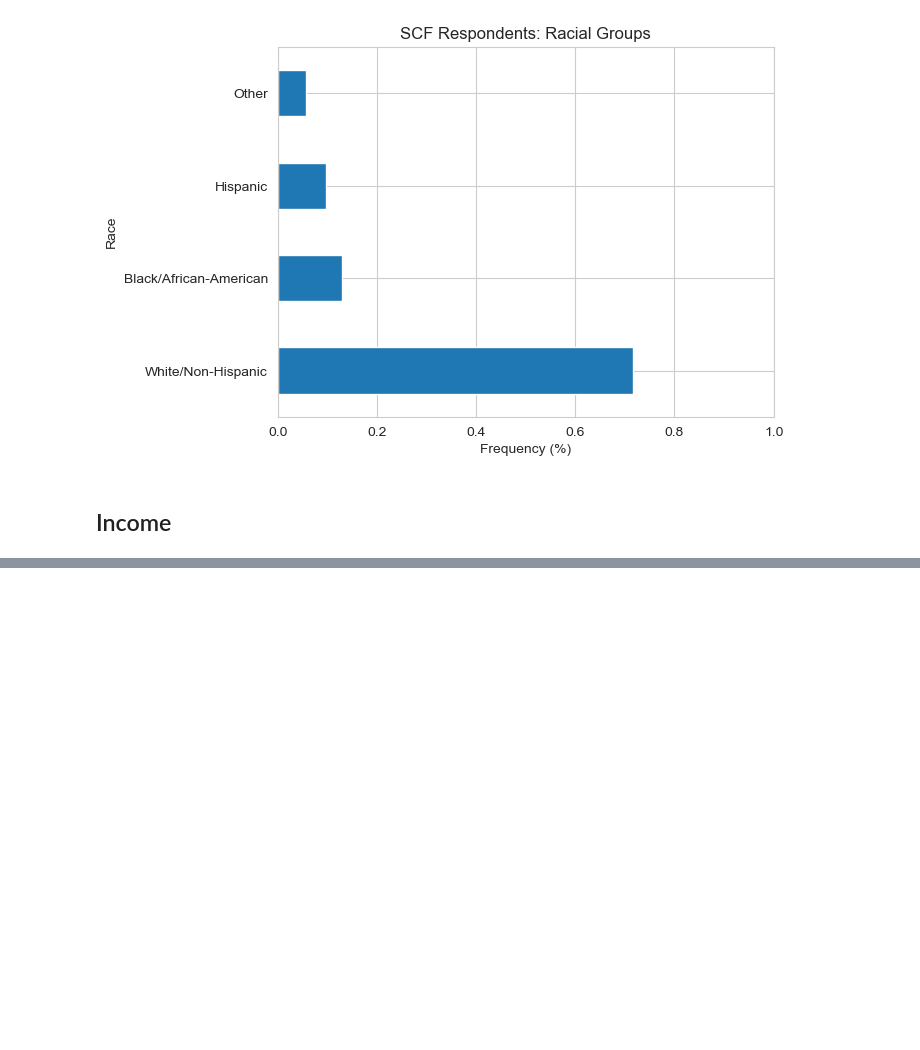
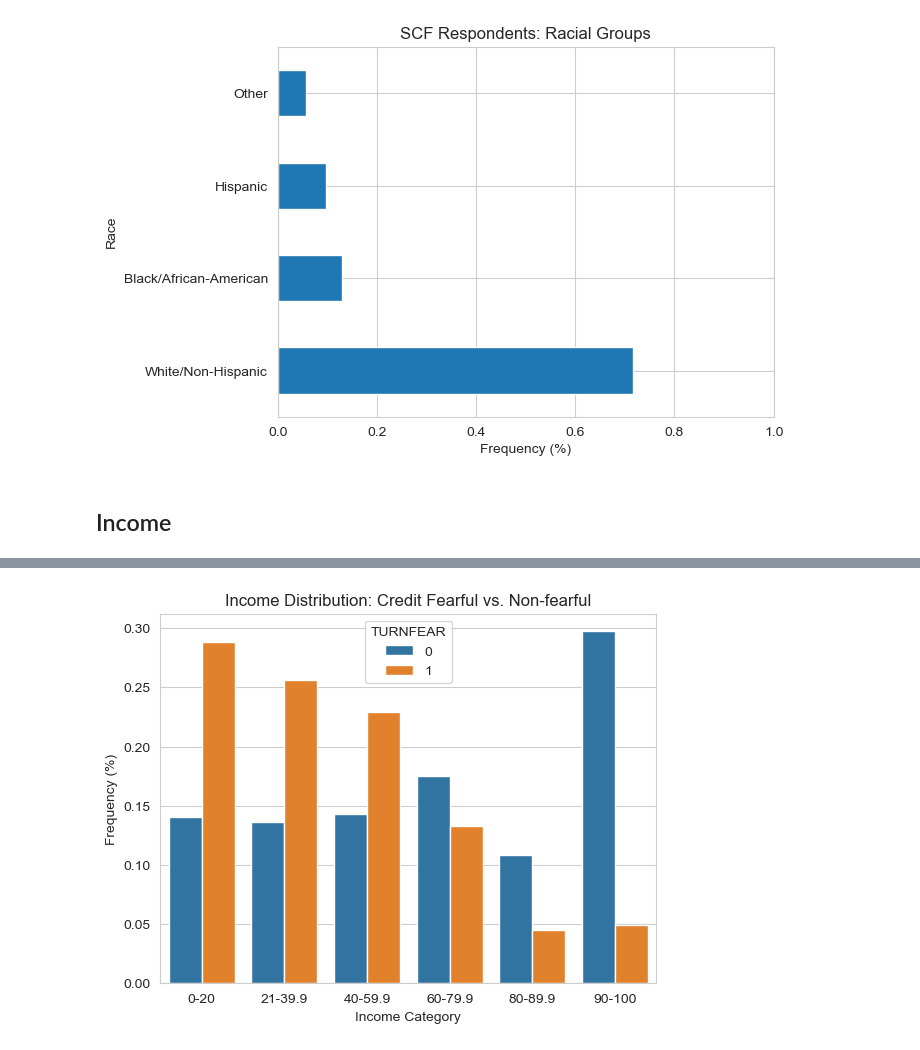
Before and after one commit to Johnnysnipes90/credit-fear-clustering, a Jupyter notebook: notebook.ipynb, the cells around one changed output, grey strips where cells are left out. Cells and saved outputs as stored; diff of their text form; code cells hidden in the pictures; blank space fills up the shorter version.

```diff
--- a/notebook.ipynb
+++ b/notebook.ipynb
@@ -113,3 +113,26 @@ plt.title("SCF Respondents: Racial Groups");
 [figure]
 # %% [markdown]
 ## Income
+# %%
+inccat_dict = {
+    1: "0-20",
+    2: "21-39.9",
+    3: "40-59.9",
+    4: "60-79.9",
+    5: "80-89.9",
+    6: "90-100",
+}
+
+df_inccat = (
+    df['INCCAT']
+    .replace(inccat_dict)
+    .groupby(df['TURNFEAR'])
+    .value_counts(normalize = True)
+    .rename('frequency')
+    .to_frame()
+    .reset_index()
+)
+
+print("df_inccat type:", type(df_inccat))
+print("df_inccat shape:", df_inccat.shape)
+df_inccat
@@ -115,0 +155,15 @@ plt.title("SCF Respondents: Racial Groups");
+# %%
+# Create bar chart of `df_inccat`
+sns.barplot(
+    x = 'INCCAT',
+    y = 'frequency',
+    hue = 'TURNFEAR',
+    data = df_inccat,
+    order = inccat_dict.values()
+
+)
+plt.xlabel("Income Category")
+plt.ylabel("Frequency (%)")
+plt.title("Income Distribution: Credit Fearful vs. Non-fearful");
+# %% [output]
+[figure, added]
```
Also changed, not shown: parts of 17 cells of this notebook.
